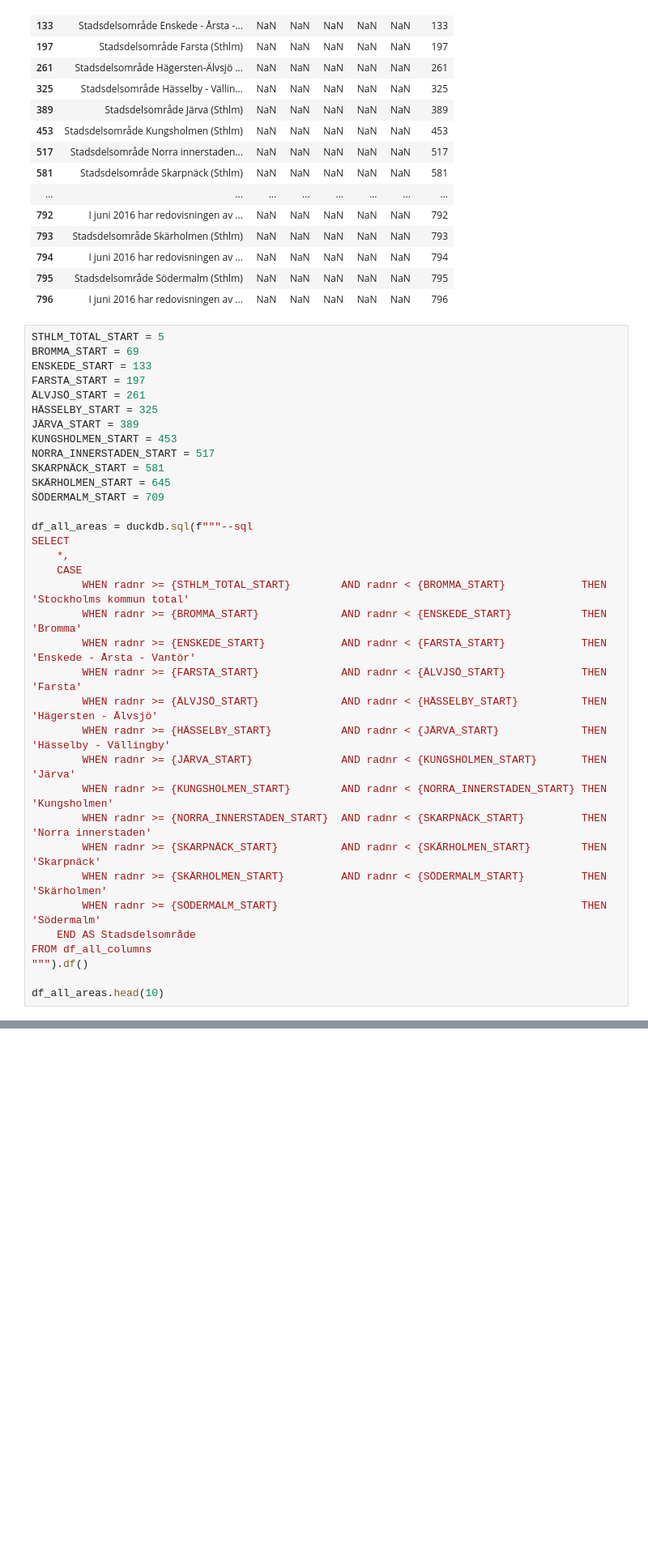
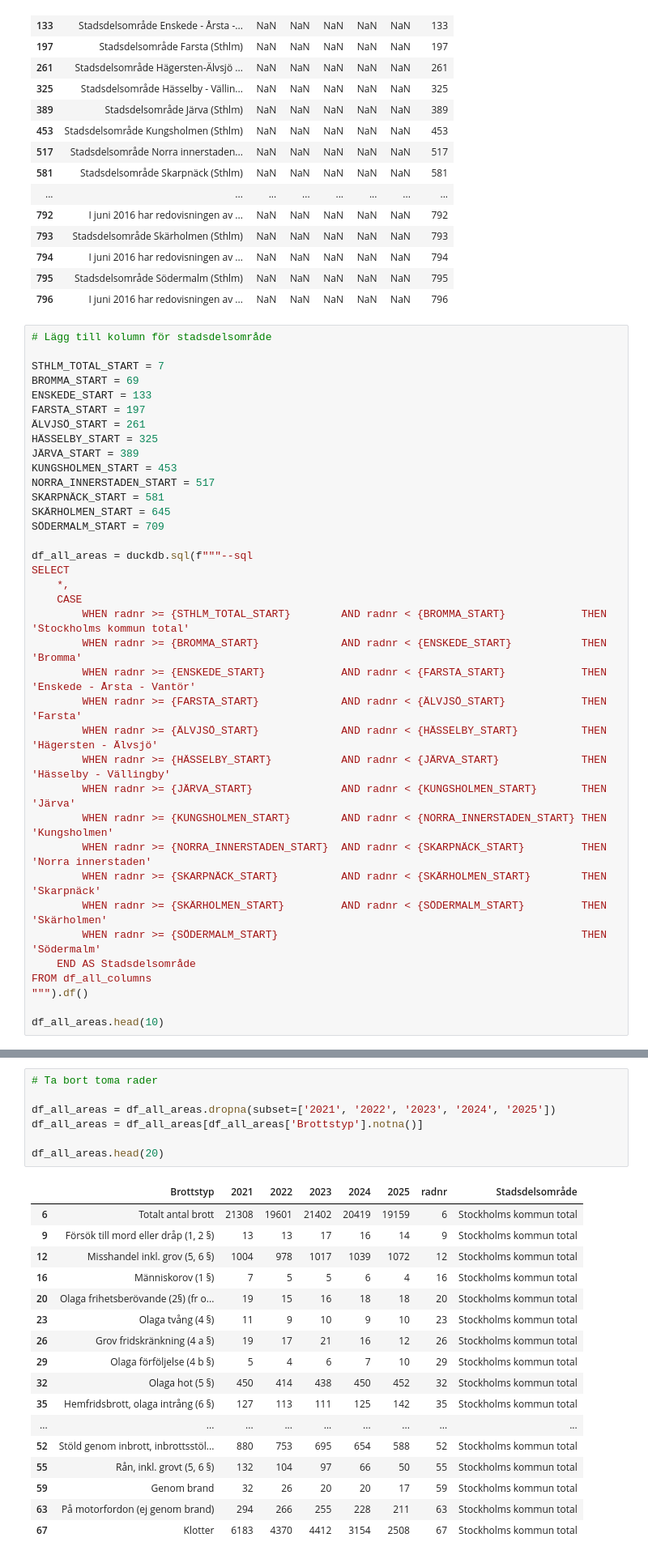
Before and after one commit to cactus-commits/UrbanPulse, a Jupyter notebook: EDA/eda_brå_kaktus.ipynb, the cells around one changed output, grey strips where cells are left out. Shown at 81% size. Drawn from its saved outputs; the diff is of its cells as text; blank space fills up the shorter version.

```diff
--- a/EDA/eda_brå_kaktus.ipynb
+++ b/EDA/eda_brå_kaktus.ipynb
@@ -473,7 +473,9 @@ df_all_columns[df_all_columns['Brottstyp'].str.contains('Stockholm|Bromma|Ensked
 | 795 | Stadsdelsområde Södermalm (Sthlm) | NaN | NaN | NaN | NaN | NaN | 795 |
 | 796 | I juni 2016 har redovisningen av ... | NaN | NaN | NaN | NaN | NaN | 796 |
 # %%
-STHLM_TOTAL_START = 5
+# Lägg till kolumn för stadsdelsområde
+
+STHLM_TOTAL_START = 7
 BROMMA_START = 69
 ENSKEDE_START = 133
 FARSTA_START = 197
@@ -519,3 +521,28 @@ df_all_areas.head(10)
 | 7 | 3-7 kap. Brott mot person | NaN | NaN | NaN | NaN | NaN | 7 | Stockholms kommun total |
 | 8 | 3 kap. Brott mot liv och hälsa | NaN | NaN | NaN | NaN | NaN | 8 | Stockholms kommun total |
 | 9 | Försök till mord eller dråp (1, 2 §) | 13 | 13 | 17 | 16 | 14 | 9 | Stockholms kommun total |
+# %%
+# Ta bort toma rader
+
+df_all_areas = df_all_areas.dropna(subset=['2021', '2022', '2023', '2024', '2025'])
+df_all_areas = df_all_areas[df_all_areas['Brottstyp'].notna()]
+
+df_all_areas.head(20)
+# %% [output]
+|  | Brottstyp | 2021 | 2022 | 2023 | 2024 | 2025 | radnr | Stadsdelsområde |
+| 6 | Totalt antal brott | 21308 | 19601 | 21402 | 20419 | 19159 | 6 | Stockholms kommun total |
+| 9 | Försök till mord eller dråp (1, 2 §) | 13 | 13 | 17 | 16 | 14 | 9 | Stockholms kommun total |
+| 12 | Misshandel inkl. grov (5, 6 §) | 1004 | 978 | 1017 | 1039 | 1072 | 12 | Stockholms kommun total |
+| 16 | Människorov (1 §) | 7 | 5 | 5 | 6 | 4 | 16 | Stockholms kommun total |
+| 20 | Olaga frihetsberövande (2§) (fr o... | 19 | 15 | 16 | 18 | 18 | 20 | Stockholms kommun total |
+| 23 | Olaga tvång (4 §) | 11 | 9 | 10 | 9 | 10 | 23 | Stockholms kommun total |
+| 26 | Grov fridskränkning (4 a §) | 19 | 17 | 21 | 16 | 12 | 26 | Stockholms kommun total |
+| 29 | Olaga förföljelse (4 b §) | 5 | 4 | 6 | 7 | 10 | 29 | Stockholms kommun total |
+| 32 | Olaga hot (5 §) | 450 | 414 | 438 | 450 | 452 | 32 | Stockholms kommun total |
+| 35 | Hemfridsbrott, olaga intrång (6 §) | 127 | 113 | 111 | 125 | 142 | 35 | Stockholms kommun total |
+| ... | ... | ... | ... | ... | ... | ... | ... | ... |
+| 52 | Stöld genom inbrott, inbrottsstöl... | 880 | 753 | 695 | 654 | 588 | 52 | Stockholms kommun total |
+| 55 | Rån, inkl. grovt (5, 6 §) | 132 | 104 | 97 | 66 | 50 | 55 | Stockholms kommun total |
+| 59 | Genom brand | 32 | 26 | 20 | 20 | 17 | 59 | Stockholms kommun total |
+| 63 | På motorfordon (ej genom brand) | 294 | 266 | 255 | 228 | 211 | 63 | Stockholms kommun total |
+| 67 | Klotter | 6183 | 4370 | 4412 | 3154 | 2508 | 67 | Stockholms kommun total |
```
Also changed, not shown: parts of 10 cells of this notebook.
